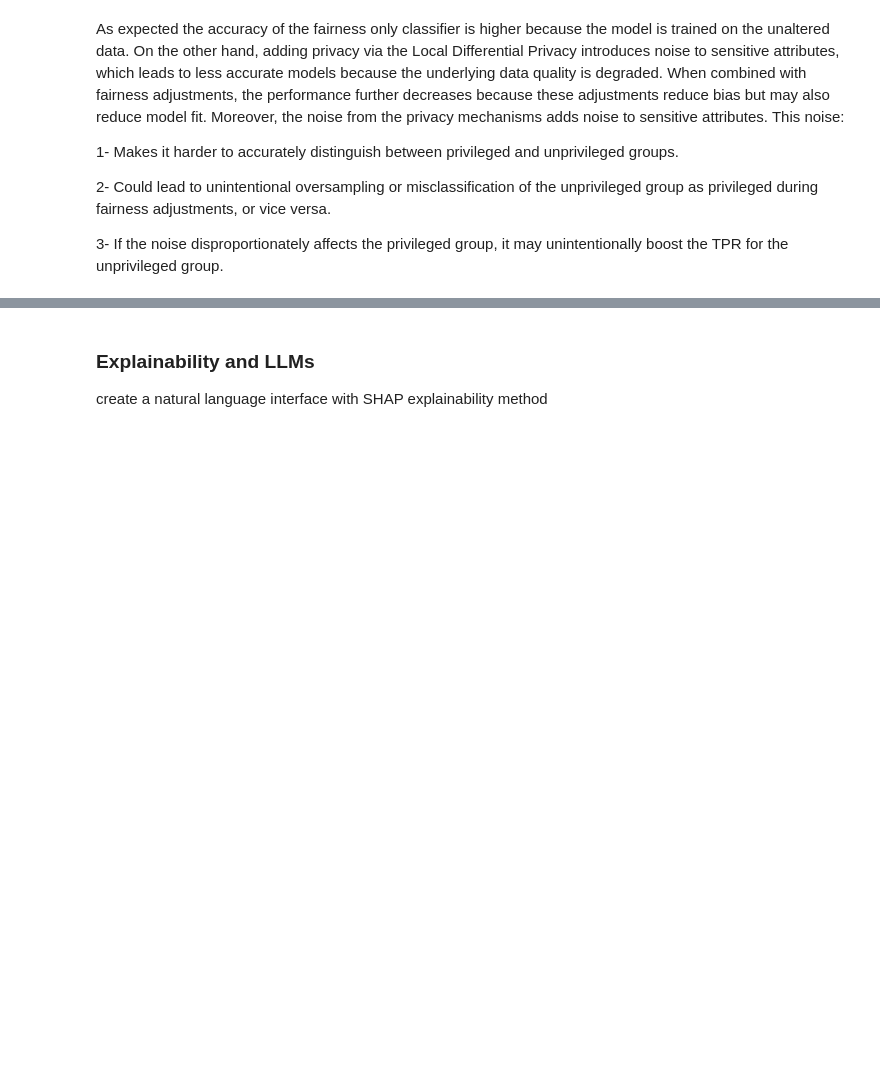
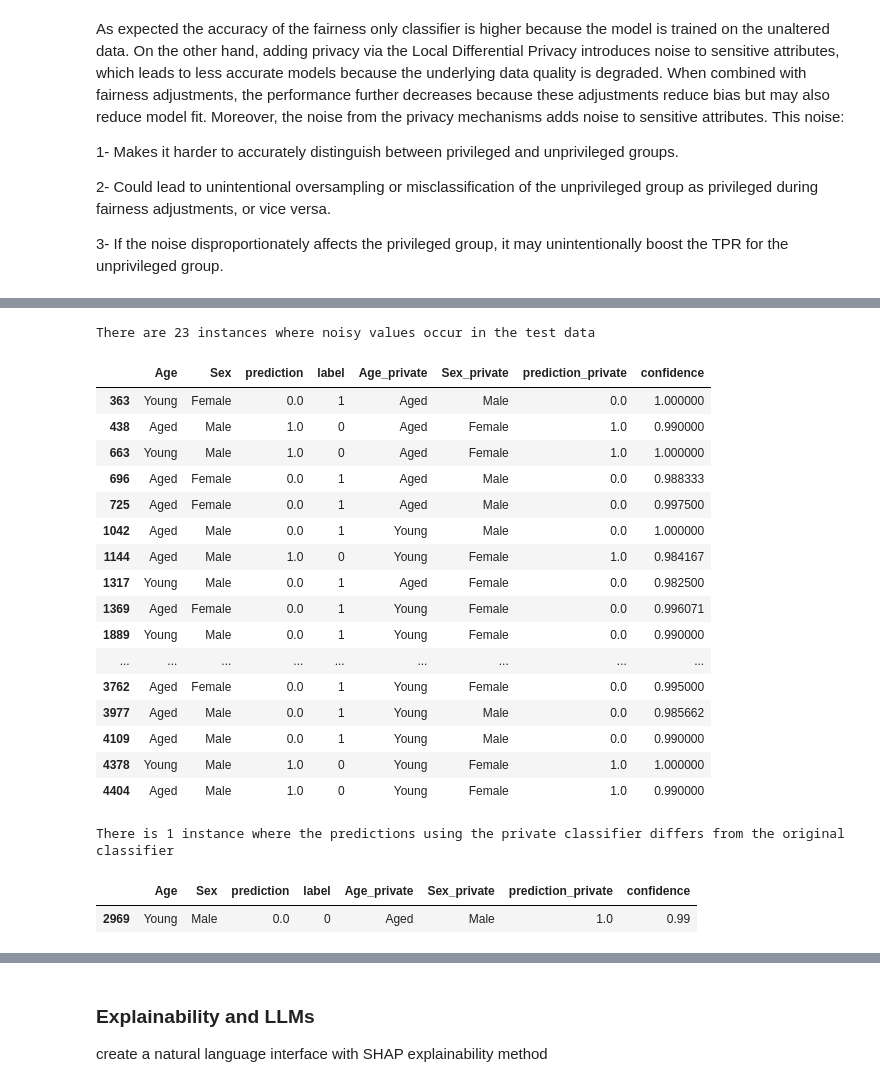
Before and after one commit to stef4k/responsible-data-science-project, a Jupyter notebook: wf-project-01.ipynb, the cells around one changed output, grey strips where cells are left out. Saved outputs shown, nothing was run; the diff lists cells and outputs as text; code cells hidden in the pictures; blank space fills up the shorter version.

```diff
--- a/wf-project-01.ipynb
+++ b/wf-project-01.ipynb
@@ -643,0 +997,33 @@ This noise:
+# %%
+# get instances where noisy values occur
+noisy_values = sensitive_comparison[(sensitive_comparison['Age'] != sensitive_comparison['Age_private']) | (sensitive_comparison['Sex'] != sensitive_comparison['Sex_private'])]
+print(f'There are {noisy_values.shape[0]} instances where noisy values occur in the test data')
+noisy_values
+# %% [output]
+There are 23 instances where noisy values occur in the test data
+|  | Age | Sex | prediction | label | Age_private | Sex_private | prediction_private | confidence |
+| 363 | Young | Female | 0.0 | 1 | Aged | Male | 0.0 | 1.000000 |
+| 438 | Aged | Male | 1.0 | 0 | Aged | Female | 1.0 | 0.990000 |
+| 663 | Young | Male | 1.0 | 0 | Aged | Female | 1.0 | 1.000000 |
+| 696 | Aged | Female | 0.0 | 1 | Aged | Male | 0.0 | 0.988333 |
+| 725 | Aged | Female | 0.0 | 1 | Aged | Male | 0.0 | 0.997500 |
+| 1042 | Aged | Male | 0.0 | 1 | Young | Male | 0.0 | 1.000000 |
+| 1144 | Aged | Male | 1.0 | 0 | Young | Female | 1.0 | 0.984167 |
+| 1317 | Young | Male | 0.0 | 1 | Aged | Female | 0.0 | 0.982500 |
+| 1369 | Aged | Female | 0.0 | 1 | Young | Female | 0.0 | 0.996071 |
+| 1889 | Young | Male | 0.0 | 1 | Young | Female | 0.0 | 0.990000 |
+| ... | ... | ... | ... | ... | ... | ... | ... | ... |
+| 3762 | Aged | Female | 0.0 | 1 | Young | Female | 0.0 | 0.995000 |
+| 3977 | Aged | Male | 0.0 | 1 | Young | Male | 0.0 | 0.985662 |
+| 4109 | Aged | Male | 0.0 | 1 | Young | Male | 0.0 | 0.990000 |
+| 4378 | Young | Male | 1.0 | 0 | Young | Female | 1.0 | 1.000000 |
+| 4404 | Aged | Male | 1.0 | 0 | Young | Female | 1.0 | 0.990000 |
+# %%
+# get instances where the predictions for the private classifier and original classifier are different
+diff_pred = noisy_values[noisy_values['prediction'] != noisy_values['prediction_private']]
+print(f'There is {diff_pred.shape[0]} instance where the predictions using the private classifier differs from the original classifier')
+diff_pred
+# %% [output]
+There is 1 instance where the predictions using the private classifier differs from the original classifier
+|  | Age | Sex | prediction | label | Age_private | Sex_private | prediction_private | confidence |
+| 2969 | Young | Male | 0.0 | 0 | Aged | Male | 1.0 | 0.99 |
```
Also changed, not shown: parts of 34 cells of this notebook, 1 other file.
